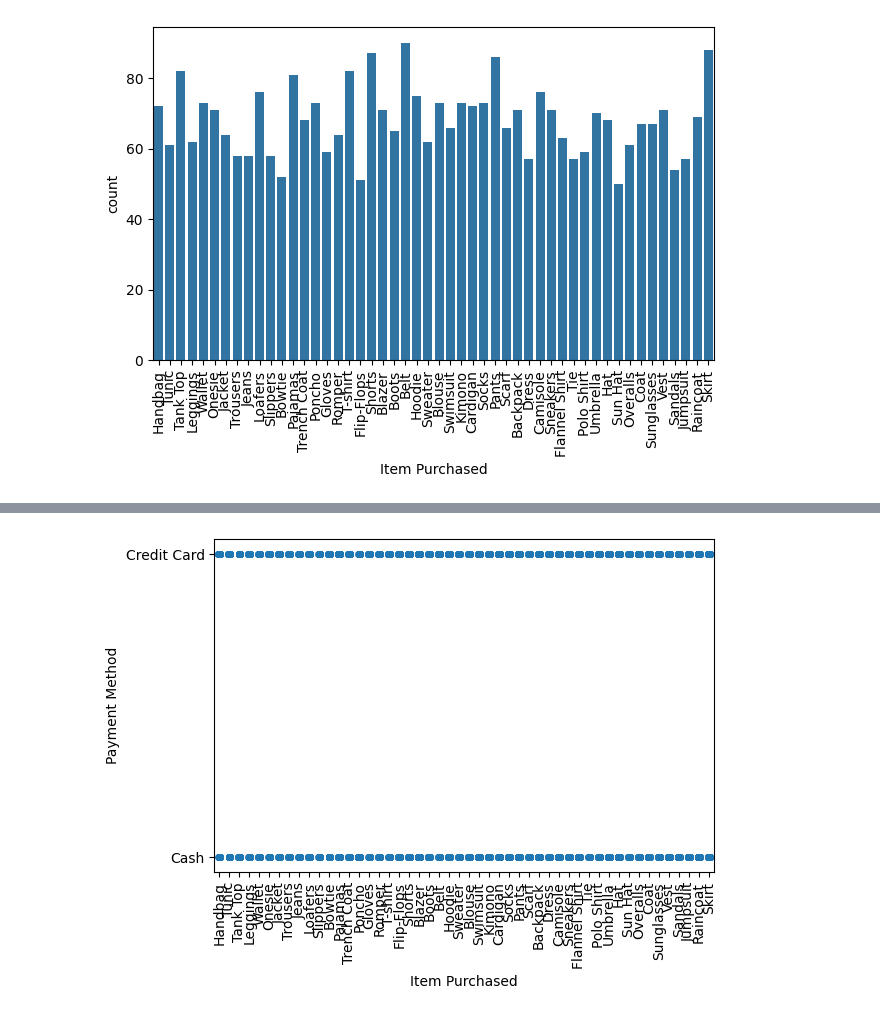
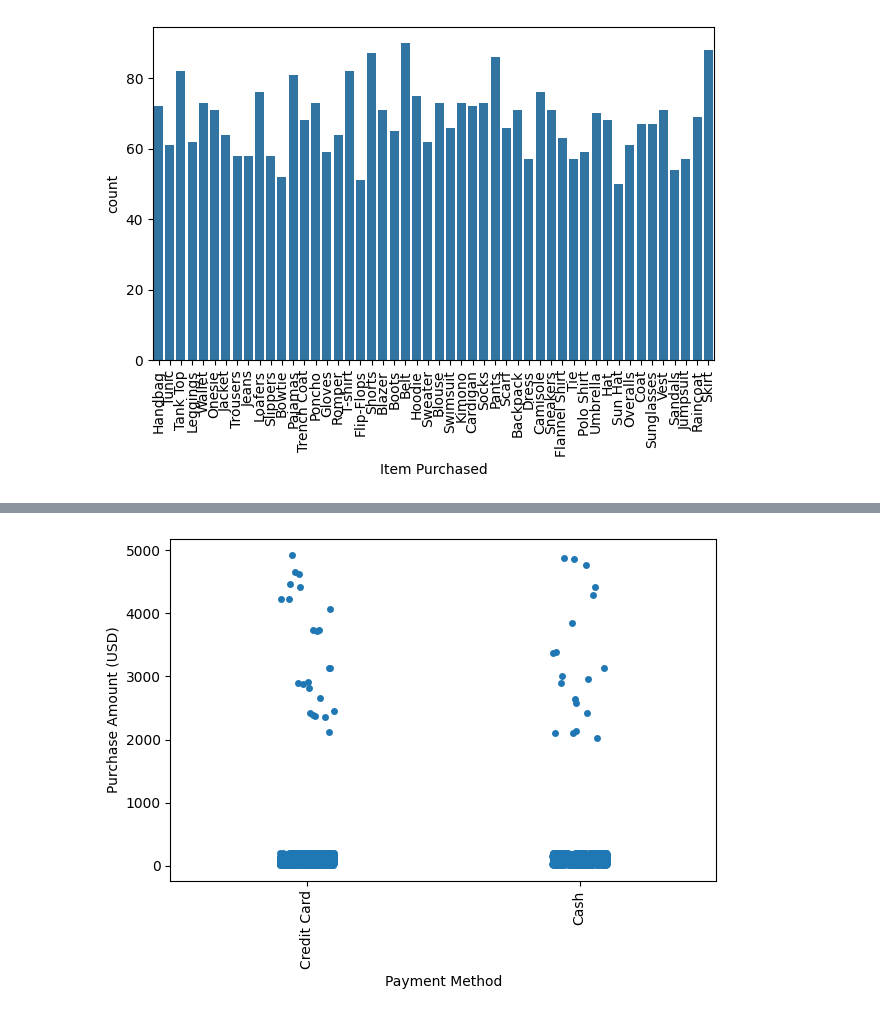
Before and after one commit to T-REX-C0DER/Data-Visualization-with-Python, a Jupyter notebook: Seaborn_Categorical_Plotings.ipynb, the cells around one changed output, grey strips where cells are left out. Cells and saved outputs as stored; diff of their text form; code cells hidden in the pictures.

```diff
--- a/Seaborn_Categorical_Plotings.ipynb
+++ b/Seaborn_Categorical_Plotings.ipynb
@@ -53,10 +53,10 @@ plt.show()
 # %%
 # ViolinPlot
-sns.stripplot(data=df , x = "Item Purchased", y = "Payment Method")
+sns.stripplot(data=df , x = "Payment Method", y = "Purchase Amount (USD)")
 plt.xticks(rotation=90)
 plt.tight_layout()
 plt.show()
 # %% [output]
-[figure, old version]
+[figure, new version]
 # %%
 # SwarmPlot
```
Also changed, not shown: parts of 5 cells of this notebook.
